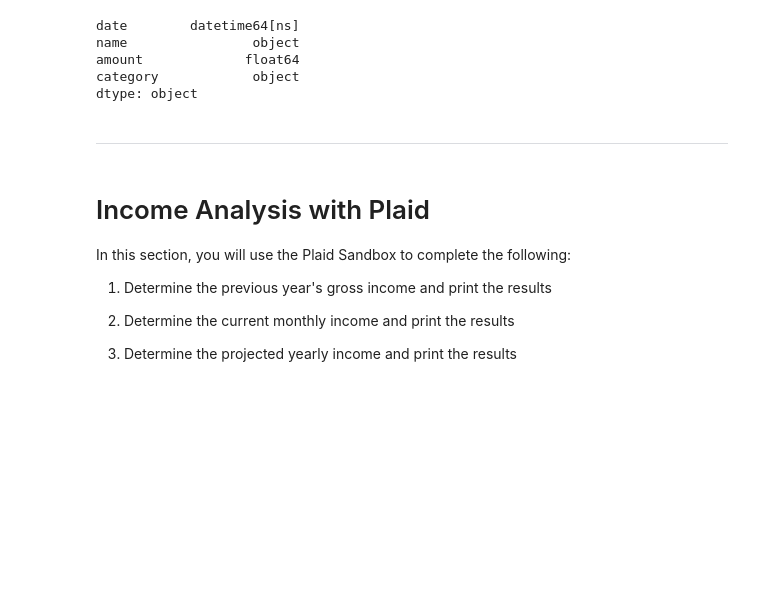
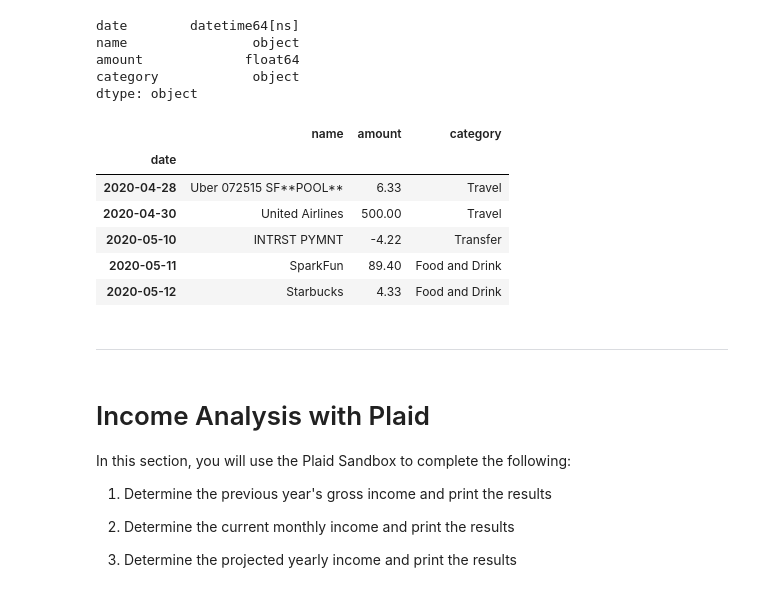
Before and after one commit to arsm800/How_Do_You_Like_Them_Apps, a Jupyter notebook: Instructions/Starter_Code/account_summary.ipynb, the cells around one changed output. Saved outputs shown, nothing was run; the diff lists cells and outputs as text; code cells hidden in the pictures; blank space fills up the shorter version.

Commit message:
Set index of dataframe to date and sorted index.

```diff
--- a/Instructions/Starter_Code/account_summary.ipynb
+++ b/Instructions/Starter_Code/account_summary.ipynb
@@ -280,8 +280,21 @@ category            object
 dtype: object
 # %%
 # Set the date column as index
+transactions_df.set_index('date', inplace=True)
+#transactions_df.reset_index(drop=True, inplace=True)
+
+transactions_df.sort_index(inplace=True)
 
 # Display sample data
+transactions_df.head()
+# %% [output]
+|  | name | amount | category |
+| date |  |  |  |
+| 2020-04-28 | Uber 072515 SF**POOL** | 6.33 | Travel |
+| 2020-04-30 | United Airlines | 500.00 | Travel |
+| 2020-05-10 | INTRST PYMNT | -4.22 | Transfer |
+| 2020-05-11 | SparkFun | 89.40 | Food and Drink |
+| 2020-05-12 | Starbucks | 4.33 | Food and Drink |
 # %% [markdown]
 ---
 # %% [markdown]
```
Also changed, not shown: parts of 1 cell of this notebook.
